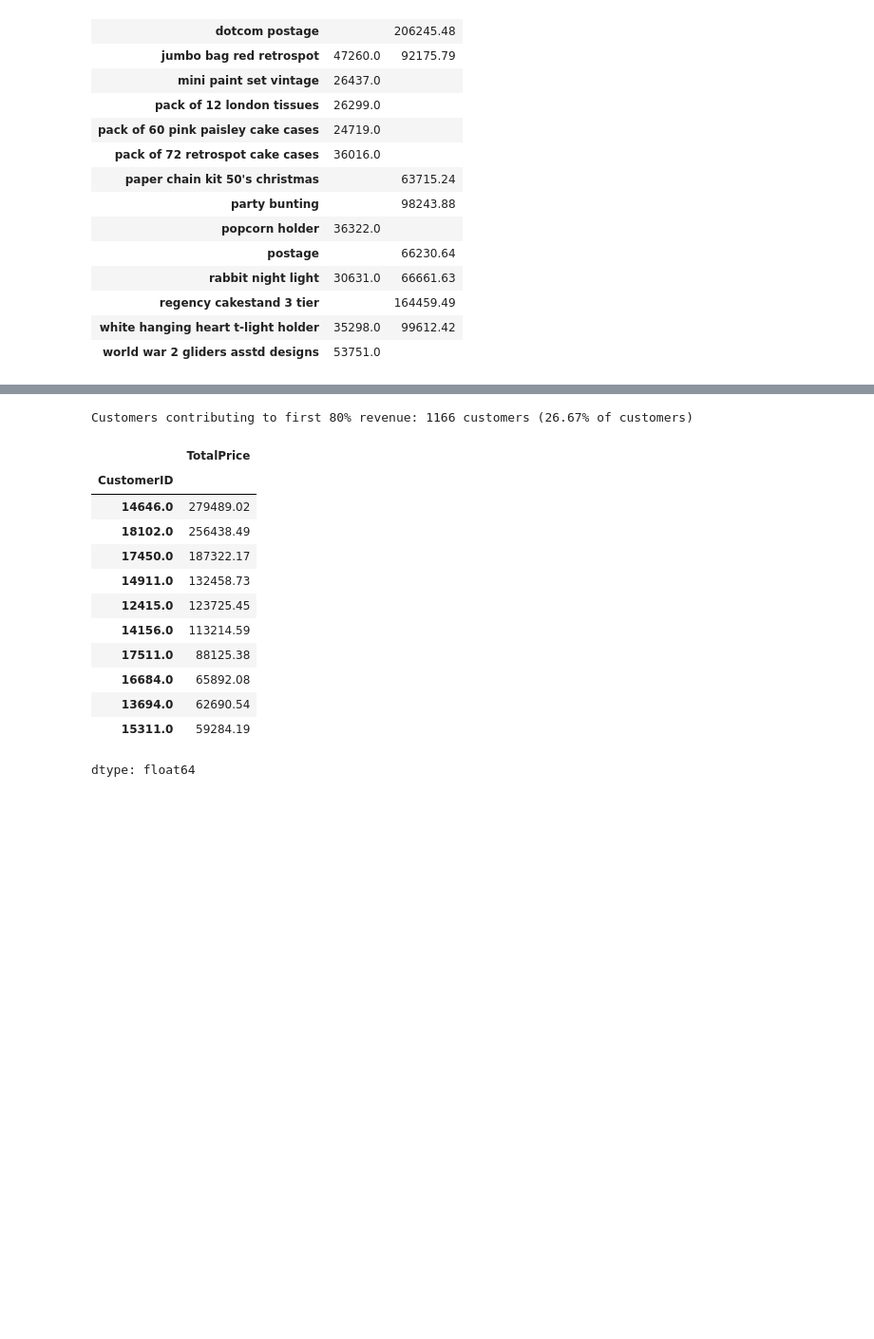
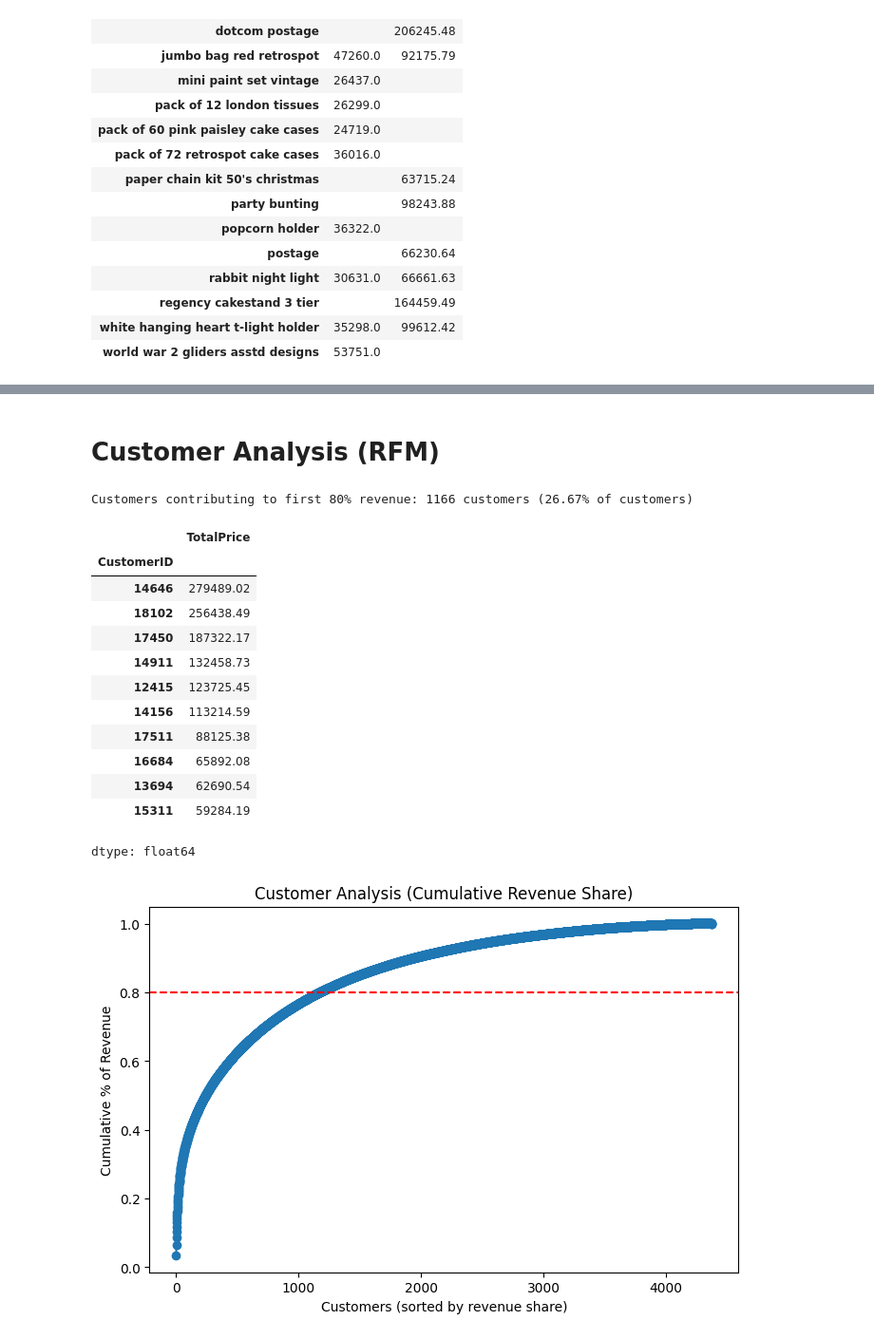
Before and after one commit to moodv/data-analytics-portfolio, a Jupyter notebook: Project2-online-retail/notebooks/EDA.ipynb, the cells around one changed output, grey strips where cells are left out. Shown at 95% size. Saved outputs shown, nothing was run; the diff lists cells and outputs as text; code cells hidden in the pictures; blank space fills up the shorter version.

```diff
--- a/Project2-online-retail/notebooks/EDA.ipynb
+++ b/Project2-online-retail/notebooks/EDA.ipynb
@@ -408,27 +525,42 @@ Avg order value: 397.87
+# %% [markdown]
+# **Customer Analysis (RFM)**
 # %%
-# Pareto for customers (drop null CustomerID)
-df_cust = df.dropna(subset=['CustomerID']).copy()
-cust_rev = df_cust.groupby('CustomerID')['TotalPrice'].sum().sort_values(ascending=False)
-cust_cum = cust_rev.cumsum() / cust_rev.sum()
-top_pct = (cust_cum <= 0.8).sum() / cust_rev.shape[0] * 100
+# Drop null CustomerID
+df_customer = df.dropna(subset=['CustomerID']).copy()
 
-print(f"Customers contributing to first 80% revenue: { (cust_cum <= 0.8).sum() } customers ({top_pct:.2f}% of customers)")
-display(cust_rev.head(10))
+# revenue by customer
+customer_rev = df_customer.groupby('CustomerID')['TotalPrice'].sum().sort_values(ascending=False)
+customer_cumulative = customer_rev.cumsum() / customer_rev.sum()
+top_customers = (customer_cumulative <= 0.8).sum()
+top_pct = top_customers / customer_rev.shape[0] * 100
+
+print(f"Customers contributing to first 80% revenue: {top_customers} customers ({top_pct:.2f}% of customers)")
+display(customer_rev.head(10))
+
+# Pareto chart
+plt.figure(figsize=(8,5))
+plt.plot(customer_cumulative.values, marker='o')
+plt.axhline(0.8, color='red', linestyle='--')
+plt.title("Customer Analysis (Cumulative Revenue Share)")
+plt.xlabel("Customers (sorted by revenue share)")
+plt.ylabel("Cumulative % of Revenue")
+plt.show()
 # %% [output]
 Customers contributing to first 80% revenue: 1166 customers (26.67% of customers)
 |  | TotalPrice |
 | CustomerID |  |
-| 14646.0 | 279489.02 |
-| 18102.0 | 256438.49 |
-| 17450.0 | 187322.17 |
-| 14911.0 | 132458.73 |
-| 12415.0 | 123725.45 |
-| 14156.0 | 113214.59 |
-| 17511.0 | 88125.38 |
-| 16684.0 | 65892.08 |
-| 13694.0 | 62690.54 |
-| 15311.0 | 59284.19 |
+| 14646 | 279489.02 |
+| 18102 | 256438.49 |
+| 17450 | 187322.17 |
+| 14911 | 132458.73 |
+| 12415 | 123725.45 |
+| 14156 | 113214.59 |
+| 17511 | 88125.38 |
+| 16684 | 65892.08 |
+| 13694 | 62690.54 |
+| 15311 | 59284.19 |
 dtype: float64
+[figure, added]
 # %%
 # Recency measured relative to max InvoiceDate in dataset
 import datetime as dt
```
Also changed, not shown: parts of 12 cells of this notebook.
